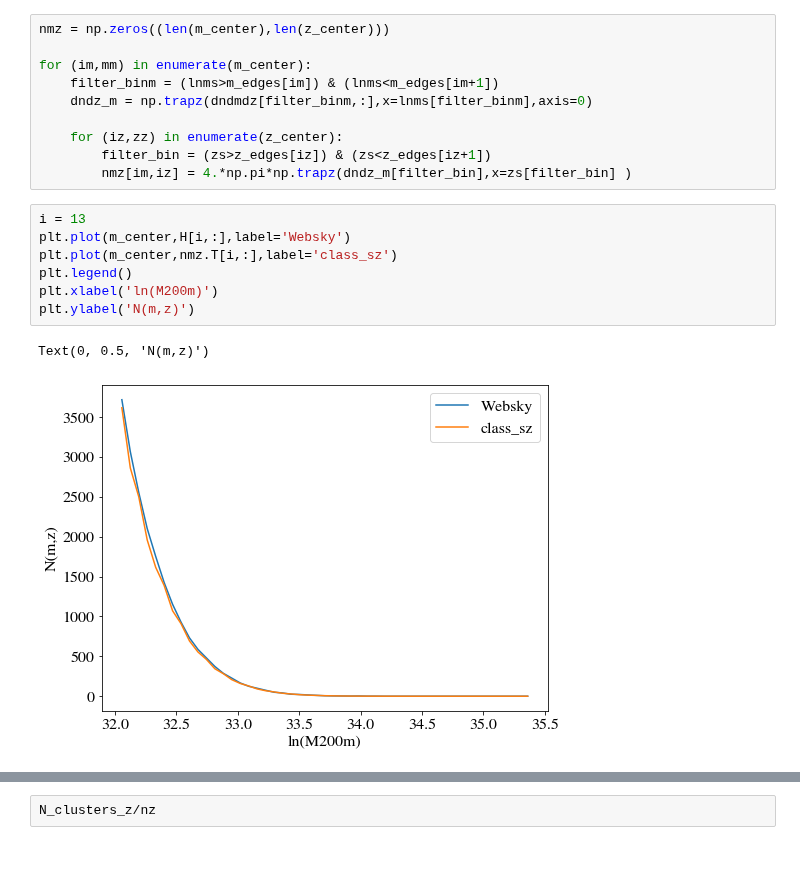
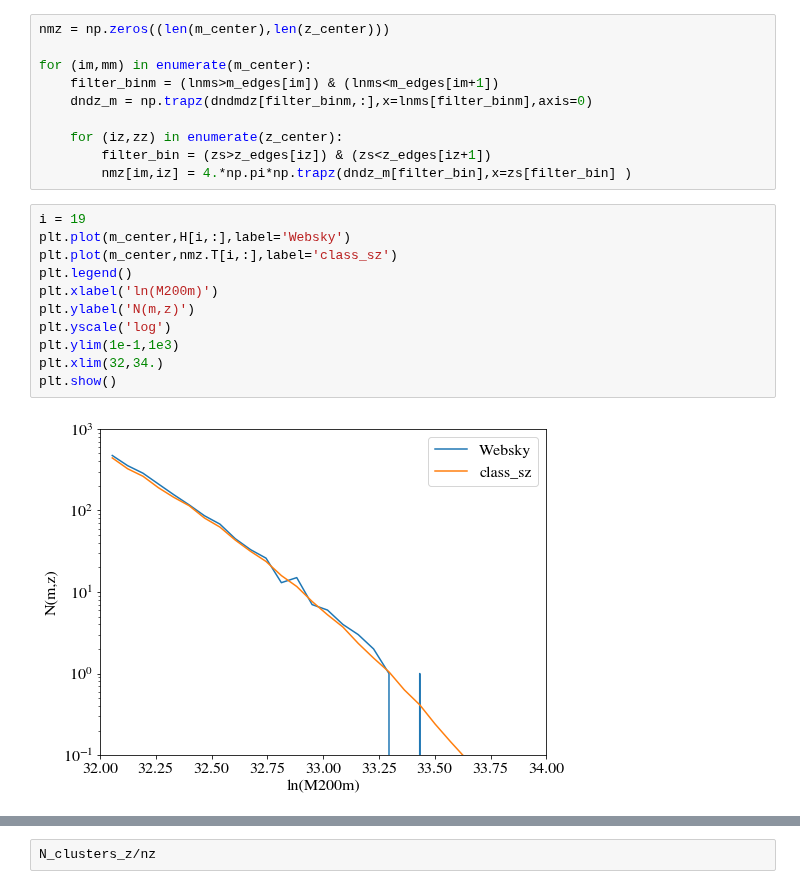
Before and after one commit to CLASS-SZ/class_sz, a Jupyter notebook: notebooks/class_sz_plots_and_tutorial_so_cluster_counts.ipynb, the cells around one changed output, grey strips where cells are left out. Drawn from its saved outputs; the diff is of its cells as text; blank space fills up the shorter version.

```diff
--- a/notebooks/class_sz_plots_and_tutorial_so_cluster_counts.ipynb
+++ b/notebooks/class_sz_plots_and_tutorial_so_cluster_counts.ipynb
@@ -812,15 +831,18 @@ for (im,mm) in enumerate(m_center):
         filter_bin = (zs>z_edges[iz]) & (zs<z_edges[iz+1])
         nmz[im,iz] = 4.*np.pi*np.trapz(dndz_m[filter_bin],x=zs[filter_bin] )
 # %%
-i = 13
+i = 19
 plt.plot(m_center,H[i,:],label='Websky')
 plt.plot(m_center,nmz.T[i,:],label='class_sz')
 plt.legend()
 plt.xlabel('ln(M200m)')
 plt.ylabel('N(m,z)')
+plt.yscale('log')
+plt.ylim(1e-1,1e3)
+plt.xlim(32,34.)
+plt.show()
 # %% [output]
-Text(0, 0.5, 'N(m,z)')
-[figure, old version]
+[figure, new version]
 # %%
 N_clusters_z, xedges = np.histogram(z, bins=z_edges)
 # plt.errorbar(z_center,N_clusters_z,yerr=np.sqrt(N_clusters_z),marker='o',markersize=3.,ls='none',label='catalogue data',capsize=5,c='k')
```
Also changed, not shown: parts of 15 cells of this notebook, 4 other files.
